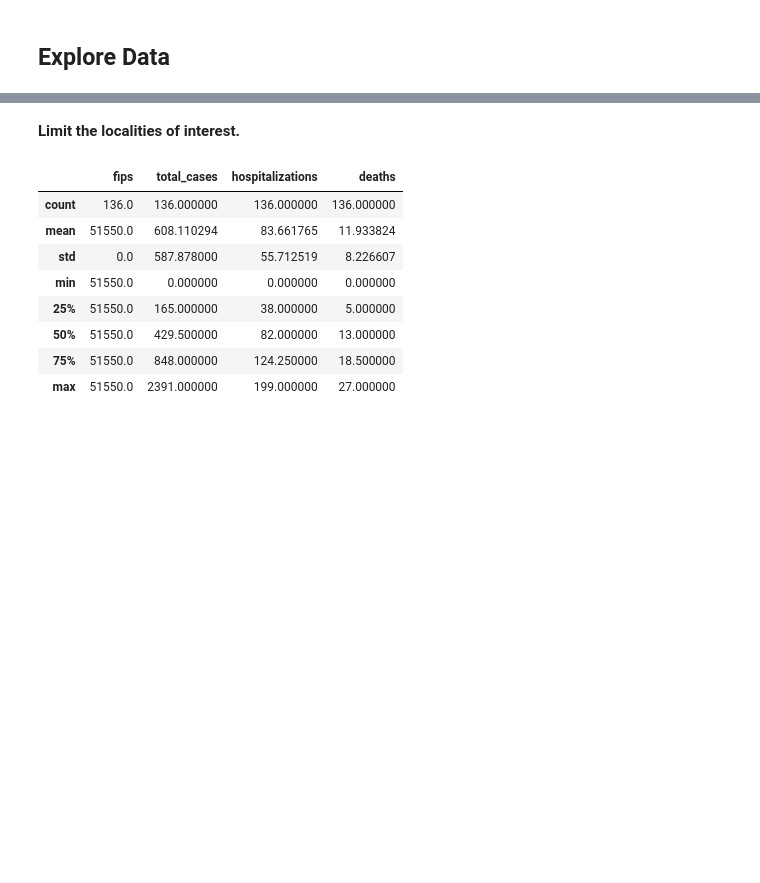
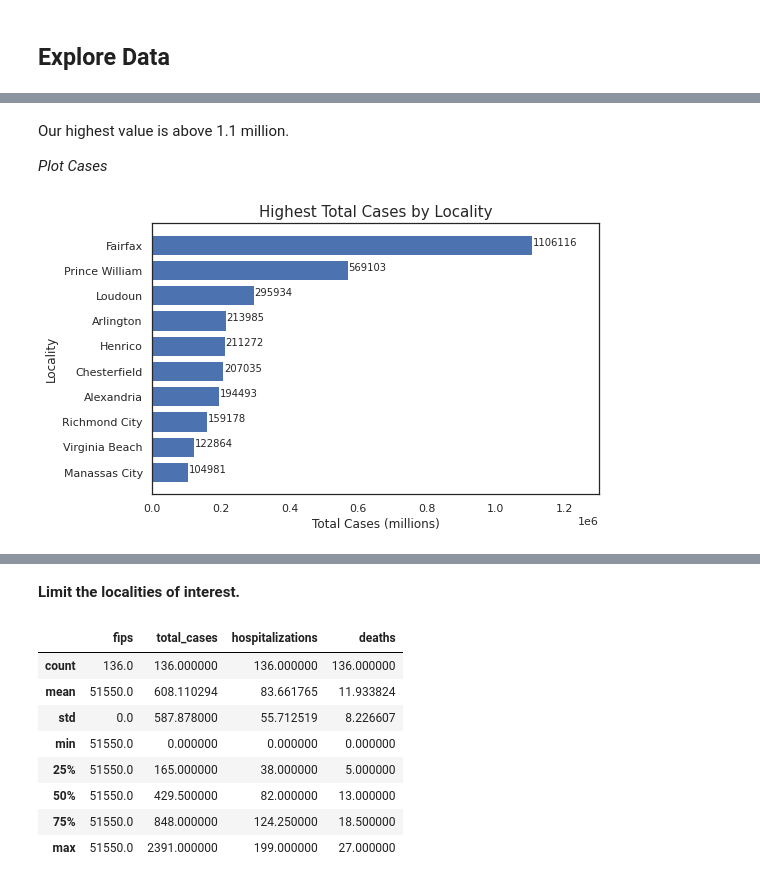
Before and after one commit to jammy-bot/va-covid-eda, a Jupyter notebook: va_covid_plots.ipynb, the cells around one changed output, grey strips where cells are left out. Drawn from its saved outputs; the diff is of its cells as text; code cells hidden in the pictures; blank space fills up the shorter version.

Commit message:
add bar plots

```diff
--- a/va_covid_plots.ipynb
+++ b/va_covid_plots.ipynb
@@ -21,4 +27,10 @@ os.chdir('/content/va-covid-plotly/')
 os.getcwd()
 # %% [output]
 '/content/va-covid-plotly'
+# %%
+# importing for dataframe and plotting
+import pandas as pd
+import matplotlib.pyplot as plt
+import seaborn as sns
+sns.set(style="white", color_codes=True)
 # %%
@@ -47,7 +57,8 @@ Total Cases |	Total number of COVID-19 cases |	Number
 Hospitalizations |	Total number of COVID-19 hospitalizations |	Number
 Deaths |	Total number of COVID-19 deaths |	Number
 # %%
-data_df = pd.read_csv("data/vdh-data.csv",
+# reading VDH data from csv file
+data_df = pd.read_csv("/content/va-covid-plotly/data/VDH-COVID-19-PublicUseDataset-Cases.csv",
                       dtype={"fips": str})
 
 # viewing dataframe shape and first / last rows
@@ -131,0 +153,10 @@ memory usage: 848.0+ KB
+# %%
+# sorting highest - to - lowest by cases
+cases_df = pd.DataFrame(cities_df.groupby('locality')[['total_cases']].sum().
+                        sort_values(by='total_cases', ascending=False))
+
+# adding an index
+cases_df.reset_index(inplace=True)
+
+# viewing the grouped / sorted cases dataframe
+cases_df.head(10)
@@ -131,0 +175,25 @@ memory usage: 848.0+ KB
+# %% [markdown]
+Our highest value is above 1.1 million.
+
+_Plot Cases_
+# %%
+# defining the plot
+plt.figure(figsize=(8,5))
+case_plot = plt.barh(y = cases_df.head(10)['locality'],
+         width=cases_df.head(10).total_cases)
+
+# adding labels, title, and limits
+plt.xlabel('Total Cases (millions)')
+plt.ylabel('Locality')
+plt.title("Highest Total Cases by Locality", fontsize=15)
+plt.ylim(plt.ylim()[::-1]) # display with highest value on top
+plt.xlim(right=1300000) # expand right border
+
+# add values to end of bars
+for index, value in enumerate(cases_df.head(10).total_cases):
+    plt.text(value + 2000, index, str(value), fontsize=10)
+
+# displaying plot
+plt.show()
+# %% [output]
+[figure, added]
```
Also changed, not shown: parts of 22 cells of this notebook.
